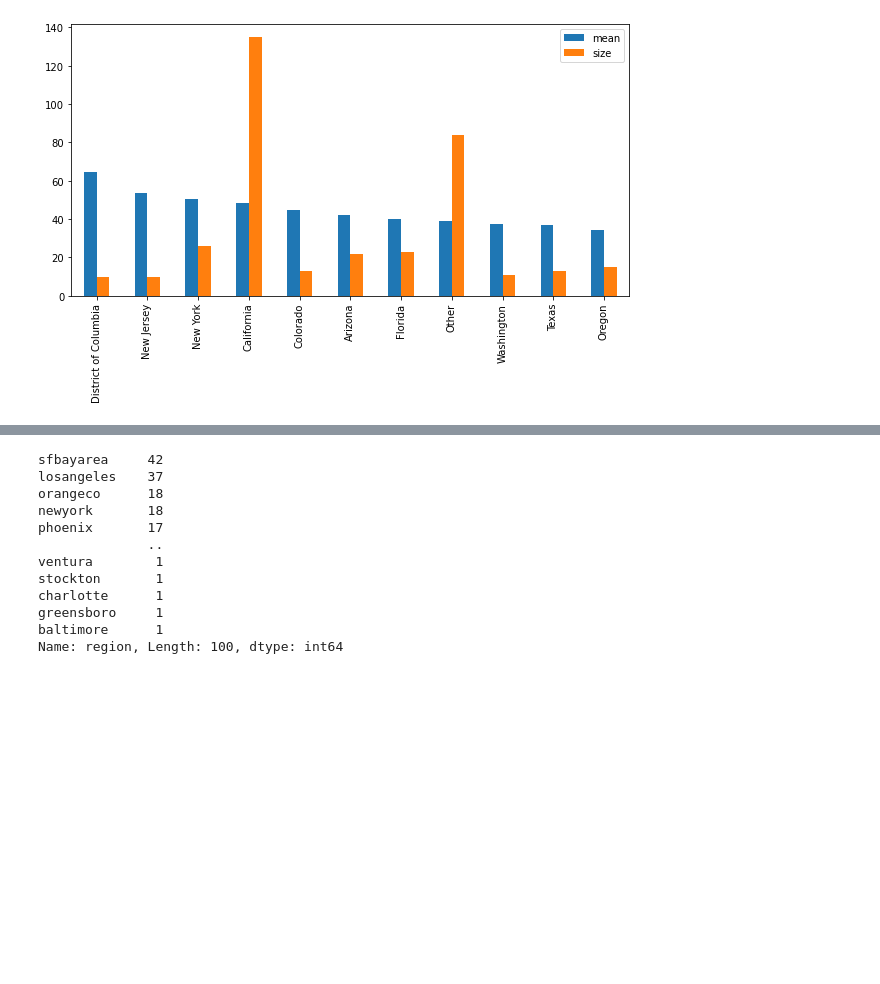
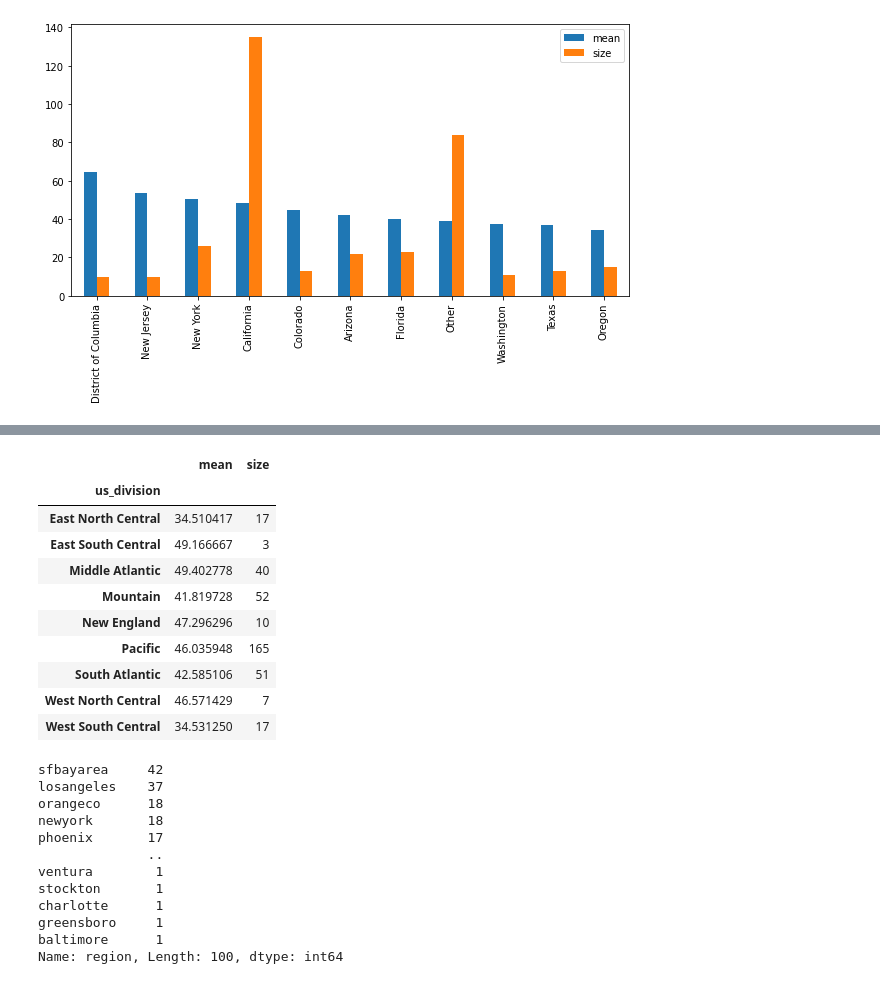
Before and after one commit to papir805/craigslist_web_scraper, a Jupyter notebook: CL_eda/tutoring_EDA_with_SQL.ipynb, the cells around one changed output, grey strips where cells are left out. Drawn from its saved outputs; the diff is of its cells as text; code cells hidden in the pictures; blank space fills up the shorter version.

```diff
--- a/CL_eda/tutoring_EDA_with_SQL.ipynb
+++ b/CL_eda/tutoring_EDA_with_SQL.ipynb
@@ -135,3 +130,17 @@ states_grpby_count = df_sql.groupby(lambda x: state_grouper_by_count(df_sql, x,
+# %%
+df_sql.groupby('us_division')['price'].agg(['mean', 'size'])
+# %% [output]
+|  | mean | size |
+| us_division |  |  |
+| East North Central | 34.510417 | 17 |
+| East South Central | 49.166667 | 3 |
+| Middle Atlantic | 49.402778 | 40 |
+| Mountain | 41.819728 | 52 |
+| New England | 47.296296 | 10 |
+| Pacific | 46.035948 | 165 |
+| South Atlantic | 42.585106 | 51 |
+| West North Central | 46.571429 | 7 |
+| West South Central | 34.531250 | 17 |
 # %%
 df_sql['region'].value_counts()
 # %% [output]
```
Also changed, not shown: parts of 2 cells of this notebook, 2 other files.
